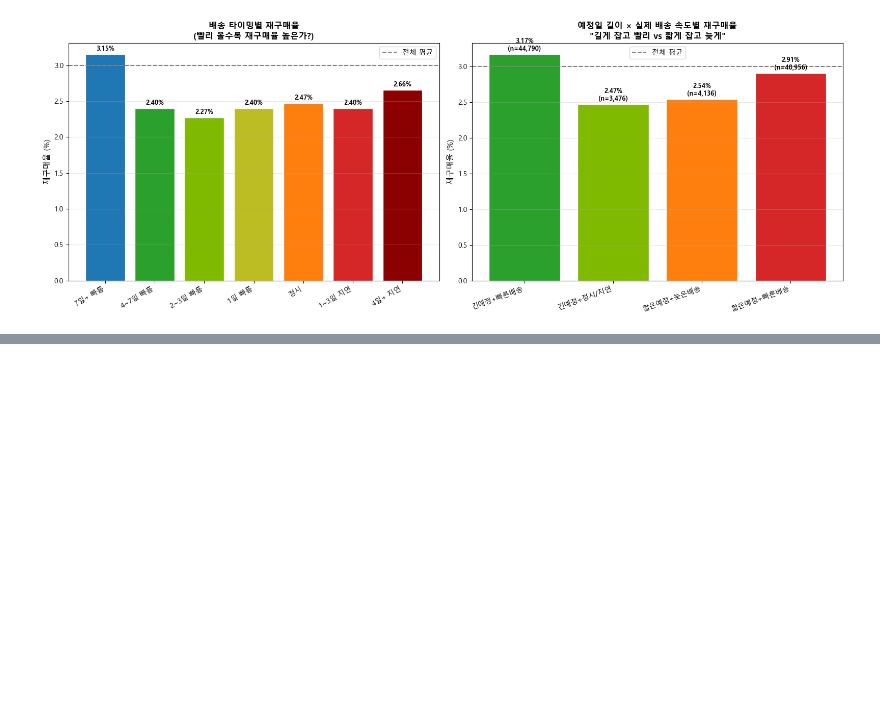
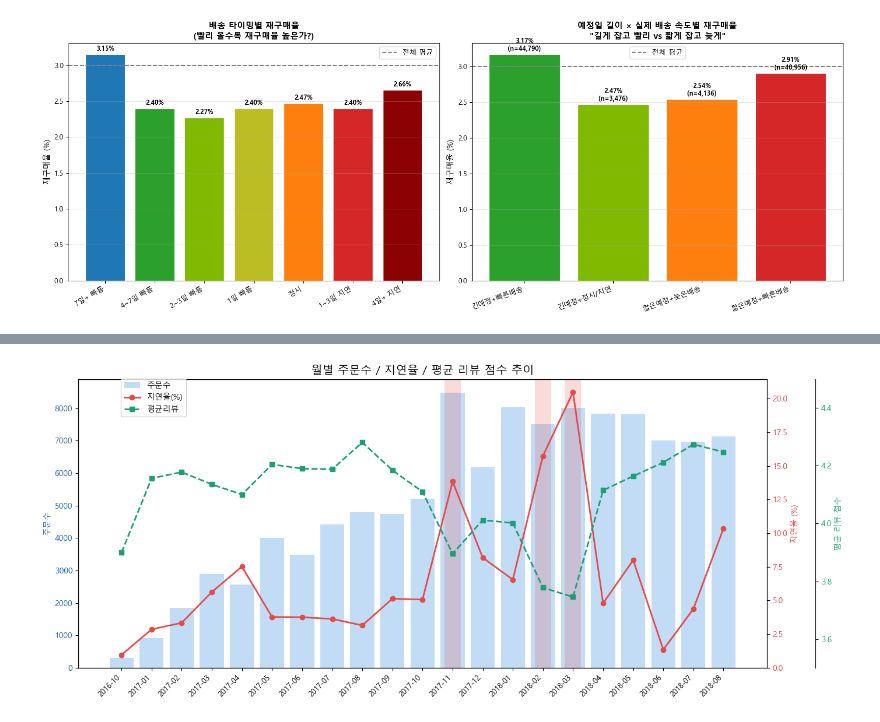
Before and after one commit to KyungminChang/team-oldest-olist-analysis, a Jupyter notebook: notebooks/Funnel_Cohort/NG/funnel_seller_analysis.ipynb, the cells around one changed output, grey strips where cells are left out. Cells and saved outputs as stored; diff of their text form; code cells hidden in the pictures; blank space fills up the shorter version.

```diff
--- a/notebooks/Funnel_Cohort/NG/funnel_seller_analysis.ipynb
+++ b/notebooks/Funnel_Cohort/NG/funnel_seller_analysis.ipynb
@@ -1170,0 +1396,12 @@ delivery_type  total  repurchase     rate
+# %%
+# 월별 주문량, 지연율, 평균 리뷰 점수
+df['purchase_year_month'] = pd.to_datetime(df['order_purchase_timestamp']).dt.to_period('M')
+
+monthly = df[df['order_status'] == 'delivered'].groupby('purchase_year_month').agg(
+    주문수=('order_id', 'count'),
+    지연율=('is_late', 'mean'),
+    평균리뷰=('review_score_mean', 'mean')
+).reset_index()
+
+monthly['purchase_year_month'] = monthly['purchase_year_month'].astype(str)
+print(monthly.to_string())
@@ -1170,0 +1426,50 @@ delivery_type  total  repurchase     rate
+# %%
+import matplotlib.pyplot as plt
+import matplotlib.ticker as mticker
+
+plt.rcParams['font.family'] = 'Malgun Gothic'
+plt.rcParams['axes.unicode_minus'] = False
+
+# 2016-09, 2016-12 제외 (샘플 너무 적음)
+monthly_clean = monthly[~monthly['purchase_year_month'].isin(['2016-09', '2016-12'])].copy()
+
+fig, ax1 = plt.subplots(figsize=(14, 6))
+
+x = range(len(monthly_clean))
+labels = monthly_clean['purchase_year_month'].tolist()
+
+# 주문수 막대
+ax1.bar(x, monthly_clean['주문수'], color='#B5D4F4', alpha=0.8, label='주문수')
+ax1.set_ylabel('주문수', color='#185FA5')
+ax1.tick_params(axis='y', labelcolor='#185FA5')
+ax1.set_xticks(x)
+ax1.set_xticklabels(labels, rotation=45, ha='right', fontsize=9)
+
+# 지연율 꺾은선
+ax2 = ax1.twinx()
+ax2.plot(x, monthly_clean['지연율'] * 100, color='#E24B4A', marker='o', linewidth=2, label='지연율(%)')
+ax2.set_ylabel('지연율 (%)', color='#E24B4A')
+ax2.tick_params(axis='y', labelcolor='#E24B4A')
+
+# 평균 리뷰 꺾은선
+ax3 = ax1.twinx()
+ax3.spines['right'].set_position(('outward', 60))
+ax3.plot(x, monthly_clean['평균리뷰'], color='#1D9E75', marker='s', linewidth=2, linestyle='--', label='평균리뷰')
+ax3.set_ylabel('평균 리뷰 점수', color='#1D9E75')
+ax3.tick_params(axis='y', labelcolor='#1D9E75')
+ax3.set_ylim(3.5, 4.5)
+
+# 이상치 표시
+anomaly_months = ['2017-11', '2018-02', '2018-03']
+for month in anomaly_months:
+    if month in labels:
+        idx = labels.index(month)
+        ax1.axvline(x=idx, color='#E24B4A', alpha=0.2, linewidth=20)
+
+plt.title('월별 주문수 / 지연율 / 평균 리뷰 점수 추이', fontsize=14)
+fig.legend(loc='upper left', bbox_to_anchor=(0.1, 0.95))
+plt.tight_layout()
+plt.savefig('monthly_anomaly.png', dpi=150, bbox_inches='tight')
+plt.show()
+# %% [output]
+[figure, added]
```
Also changed, not shown: parts of 32 cells of this notebook, 8 other files.
